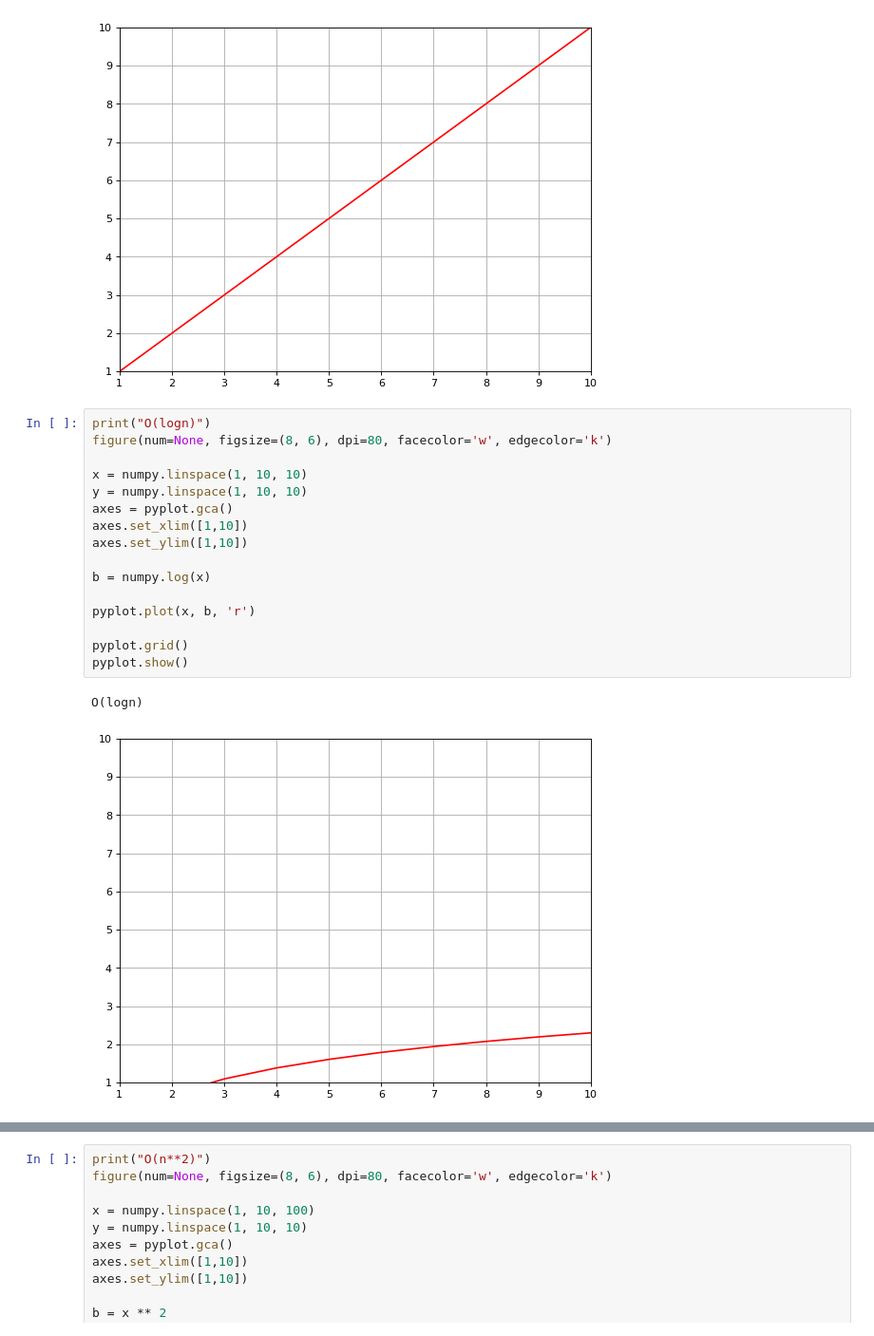
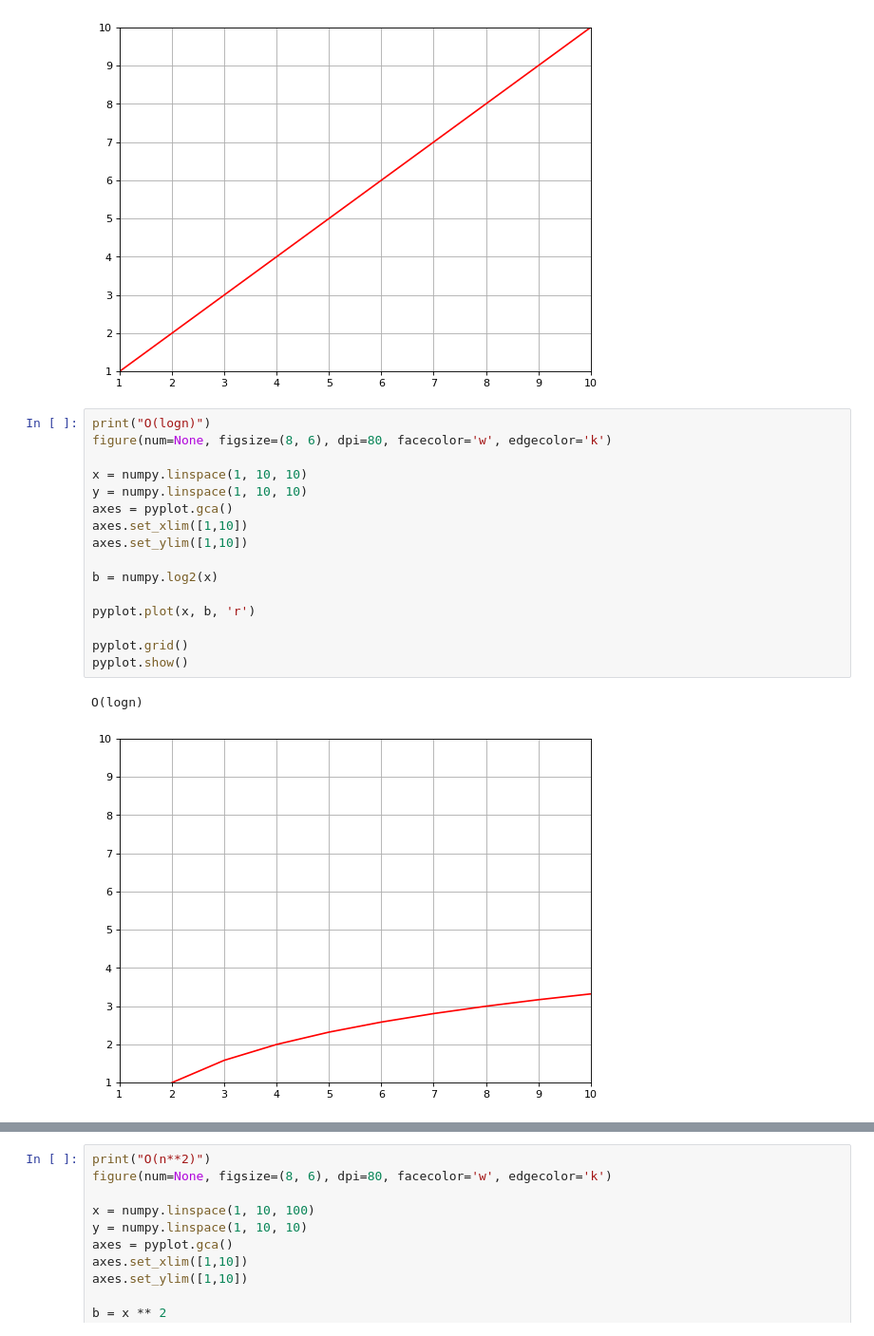
Before and after one commit to igormagalhaesr/ProgramandoSegundoCurso, a Jupyter notebook: gráficos.ipynb, the cells around one changed output, grey strips where cells are left out. Shown at 95% size. Drawn from its saved outputs; the diff is of its cells as text.

```diff
--- a/gráficos.ipynb
+++ b/gráficos.ipynb
@@ -65,22 +65,22 @@ O(n)
 # %%
 print("O(logn)")
 figure(num=None, figsize=(8, 6), dpi=80, facecolor='w', edgecolor='k')
 
 x = numpy.linspace(1, 10, 10)
 y = numpy.linspace(1, 10, 10)
 axes = pyplot.gca()
 axes.set_xlim([1,10])
 axes.set_ylim([1,10])
 
-b = numpy.log(x)
+b = numpy.log2(x)
 
 pyplot.plot(x, b, 'r')
 
 pyplot.grid()
 pyplot.show()
 # %% [output]
 O(logn)
-[figure, old version]
+[figure, new version]
 # %%
 print("O(n logn)")
 figure(num=None, figsize=(8, 6), dpi=80, facecolor='w', edgecolor='k')
```
Also changed, not shown: parts of 4 cells of this notebook, 1 other file.
